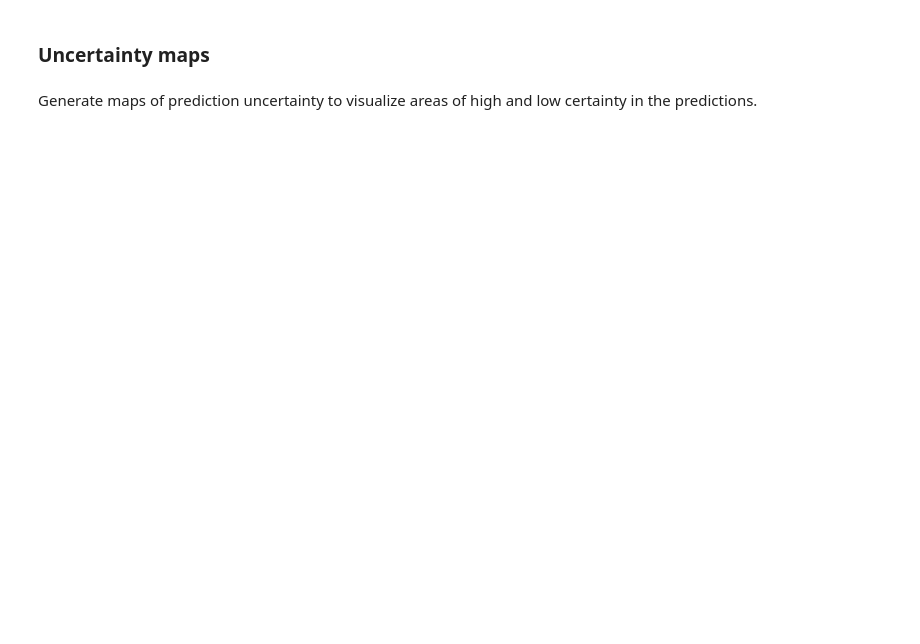
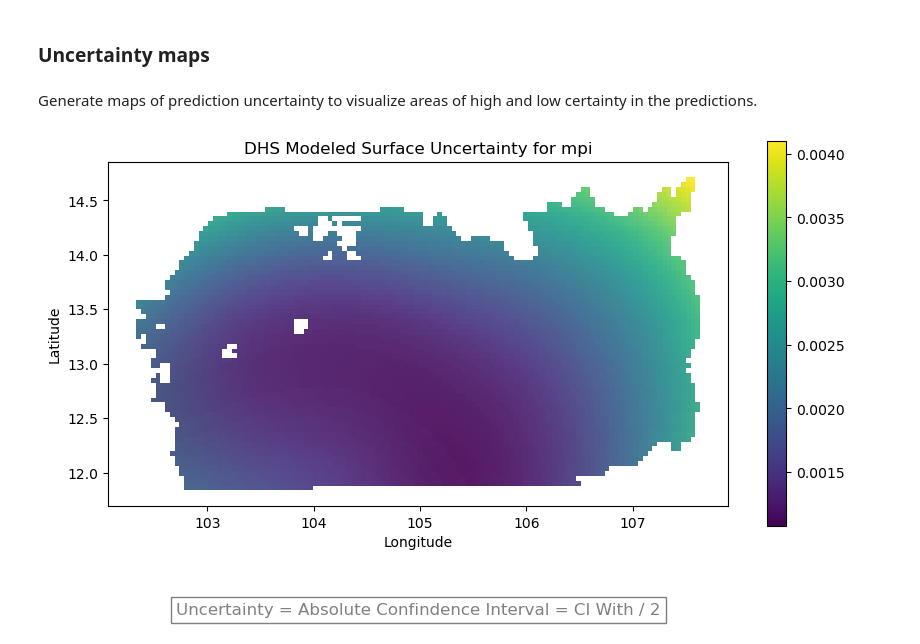
Before and after one commit to sig-gis/dises-khm-mpi, a Jupyter notebook: 5. Final Results.ipynb, the cells around one changed output. Cells and saved outputs as stored; diff of their text form; code cells hidden in the pictures; blank space fills up the shorter version.

```diff
--- a/5. Final Results.ipynb
+++ b/5. Final Results.ipynb
@@ -139,3 +137,36 @@ report['Transformation Applied']
 ### Uncertainty maps
 # %% [markdown]
 Generate maps of prediction uncertainty to visualize areas of high and low certainty in the predictions.
+# %%
+# Create a plot
+fig, ax = plt.subplots(figsize=(10, 10))
+
+# Plot the GeoDataFrame with a colormap based on the target_indicator
+gdf.plot(ax=ax, column=target_indicator, cmap='viridis', alpha=0.8)
+
+# Customize the plot (optional)
+ax.set_title(f'DHS Modeled Surface Uncertainty for {target_indicator}')
+ax.set_xlabel('Longitude')
+ax.set_ylabel('Latitude')
+
+# Plot again with a legend
+gdf_plot = gdf.plot(ax=ax, column='absolute_confidence_interval', cmap='viridis', alpha=0.5)
+
+# Add a color bar
+sm = plt.cm.ScalarMappable(cmap='viridis', norm=plt.Normalize(vmin=gdf['absolute_confidence_interval'].min(), vmax=gdf['absolute_confidence_interval'].max()))
+sm._A = []  # Create an empty array for the scalar mappable
+cbar = fig.colorbar(sm, ax=ax, shrink=0.5)  # Adjust the 'shrink' parameter to reduce color bar size
+
+# Add a note to the plot
+note_text = 'Uncertainty = Absolute Confindence Interval = CI With / 2'
+
+ax.text(0.5, -0.3, note_text, transform=ax.transAxes, fontsize=12, color='gray',
+        ha='center', va='center', bbox=dict(facecolor='white', alpha=0.5))
+
+# Save the plot as a PDF
+plt.savefig(os.path.join('temp_files/report',
+                         f'{country} - {year} -  {target_indicator} Predictions.pdf'))
+
+plt.show()
+# %% [output]
+[figure, added]
```
Also changed, not shown: parts of 12 cells of this notebook, 2 other files.
